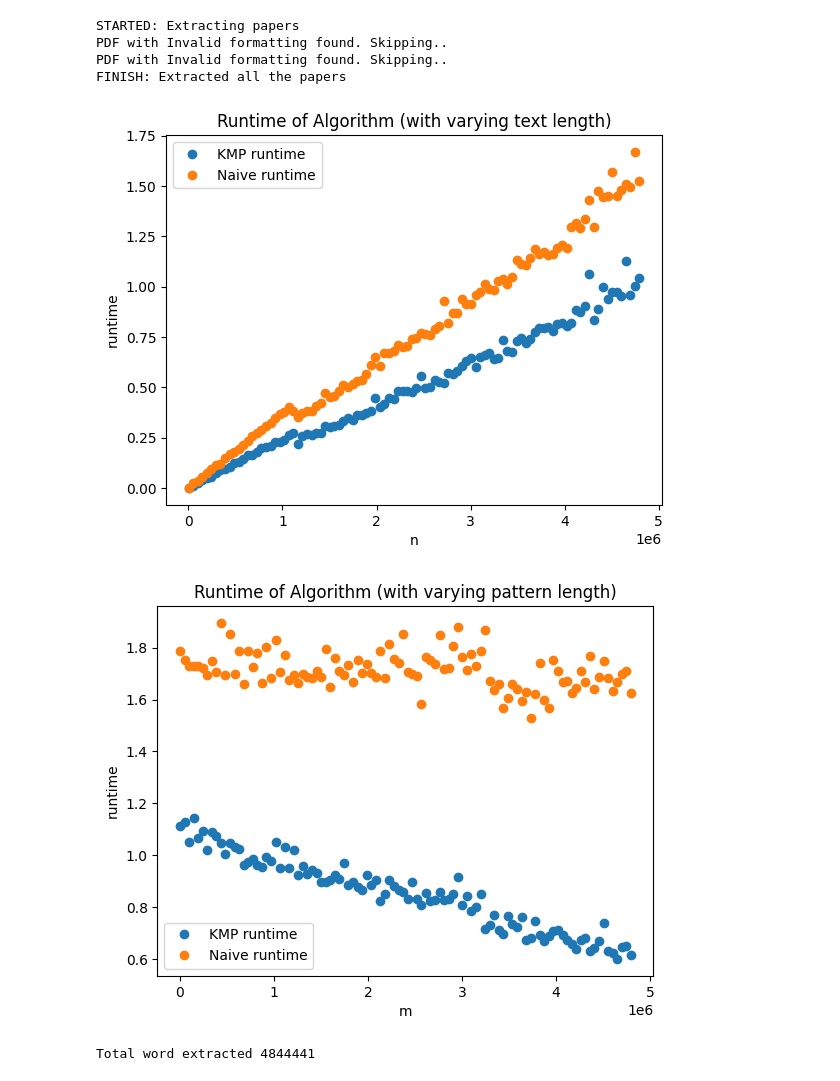
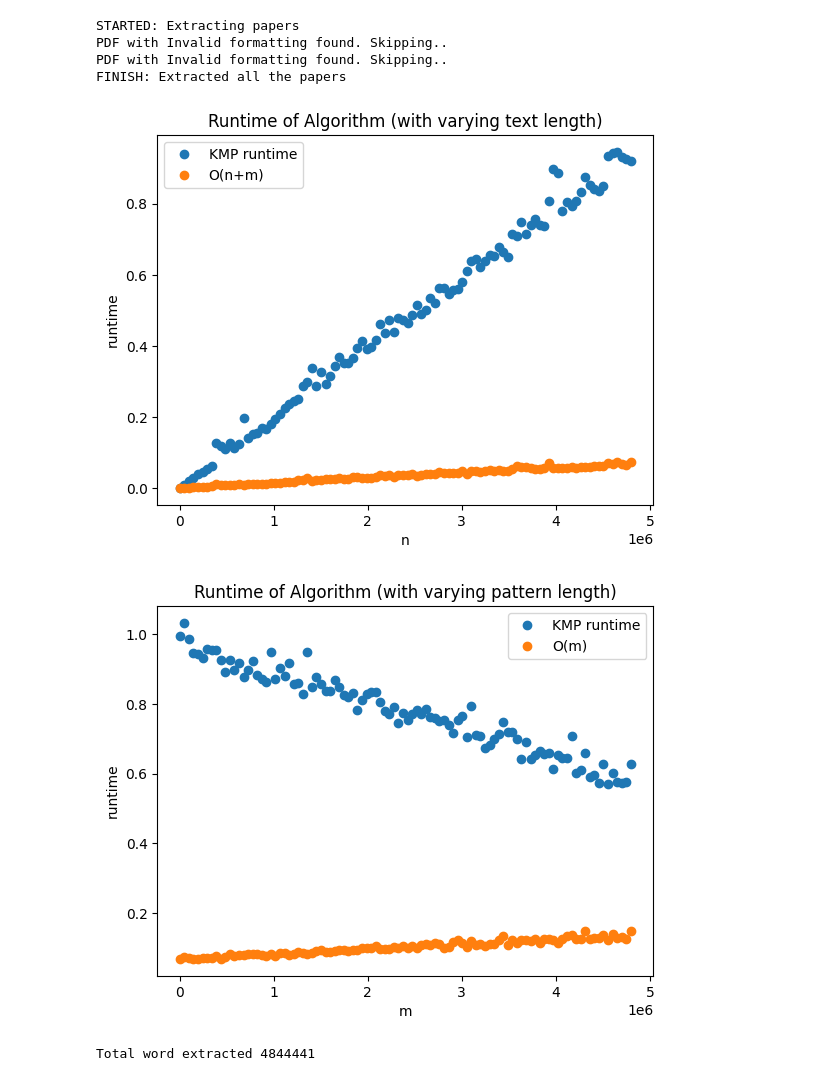
Before and after one commit to haniya1305/320PlagiarismChecker, a Jupyter notebook: KMP.ipynb, the cells around one changed output. Cells and saved outputs as stored; diff of their text form; code cells hidden in the pictures.

Commit message:
Plotted big o function with KMP runtime

```diff
--- a/KMP.ipynb
+++ b/KMP.ipynb
@@ -57,18 +57,11 @@ def PiTable(pat, M, pi):
                 pi[i] = 0
                 i += 1
 
-def naive_string_matching(p, t):
-    n = len(t)
-    m = len(p)
-
-    for i in range(n):
-        match = True
-        for j in range(m):
-            if i+j >= n or t[i + j] != p[j]:
-                match = False
-                break
-        if match:
-            print("Match found at index", i)
+def bigO_time(length):
+    start_time = time.time()
+    for i in range(0, length):
+        pass
+    return time.time() - start_time
 # %%
 # Code to extract papers from Arxiv database
 # Method to extract papers found based on a query, and extract the text and return the concatenated string
@@ -121,16 +114,13 @@ for N in range(1000, len(all_papers_string), gap_size):
     KMP(p, t)
     runtime = time.time() - start_time
     rt_vals.append(runtime)
-    # Running the naive algorithm
-    start_time = time.time()
-    naive_string_matching(p, t)
-    runtime = time.time() - start_time
-    nrt_vals.append(runtime)
+    # Plotting the function O(n)
+    nrt_vals.append(bigO_time(len(t) + len(p)))
 
-data = {"n" : t_vals, "runtime" : rt_vals, "naive runtime" : nrt_vals}
+data = {"n" : t_vals, "runtime" : rt_vals, "O(n+m)" : nrt_vals}
 df = pd.DataFrame(data)
 plt.plot(df['n'], df['runtime'], 'o', label='KMP runtime')
-plt.plot(df['n'], df['naive runtime'], 'o', label='Naive runtime')
+plt.plot(df['n'], df['O(n+m)'], 'o', label='O(n+m)')
 plt.xlabel('n')
 plt.ylabel('runtime')
 plt.legend()
@@ -138,47 +128,44 @@ plt.title("Runtime of Algorithm (with varying text length)")
 plt.savefig('Plots/KMP_manipulating_text.png')
 plt.show()
 # %% [output]
-[figure, old version]
+[figure, new version]
 # %%
 # Plotting a graph keeping the length of text constant, and length of pattern varying
 
 def get_random_pattern(length):
     # choose from all lowercase letter
     letters = st.ascii_lowercase
     result_str = ''.join(random.choice(letters) for i in range(length))
     return result_str
 
 p_vals = []
 rt_vals = []
 nrt_vals = []
 
 gap_size = int(len(all_papers_string)/100)
 
 for N in range(1000, len(all_papers_string), gap_size):
     p_vals.append(N)
     p = get_random_pattern(N)
     start_time = time.time()
     KMP(p, all_papers_string)
     runtime = time.time() - start_time
     rt_vals.append(runtime)
-    start_time = time.time()
-    naive_string_matching(p, all_papers_string)
-    runtime = time.time() - start_time
-    nrt_vals.append(runtime)
+    nrt_vals.append(bigO_time(N + len(all_papers_string)))
 
-data = {"n" : t_vals, "runtime" : rt_vals, "naive runtime" : nrt_vals}
+data = {"n" : t_vals, "runtime" : rt_vals, "O(m)" : nrt_vals}
 df = pd.DataFrame(data)
 
 plt.plot(df['n'], df['runtime'], 'o', label='KMP runtime')
-plt.plot(df['n'], df['naive runtime'], 'o', label='Naive runtime')
+plt.plot(df['n'], df['O(m)'], 'o', label='O(m)')
 plt.xlabel('m')
 plt.ylabel('runtime')
 plt.legend()
 plt.title("Runtime of Algorithm (with varying pattern length)")
 plt.savefig('Plots/KMP_manipulating_pattern.png')
 plt.show()
 # %% [output]
-[figure, old version]
+[figure, new version]
 # %%
 print("Total word extracted", len(all_papers_string))
 # %% [output]
```
Also changed, not shown: 2 other files.
